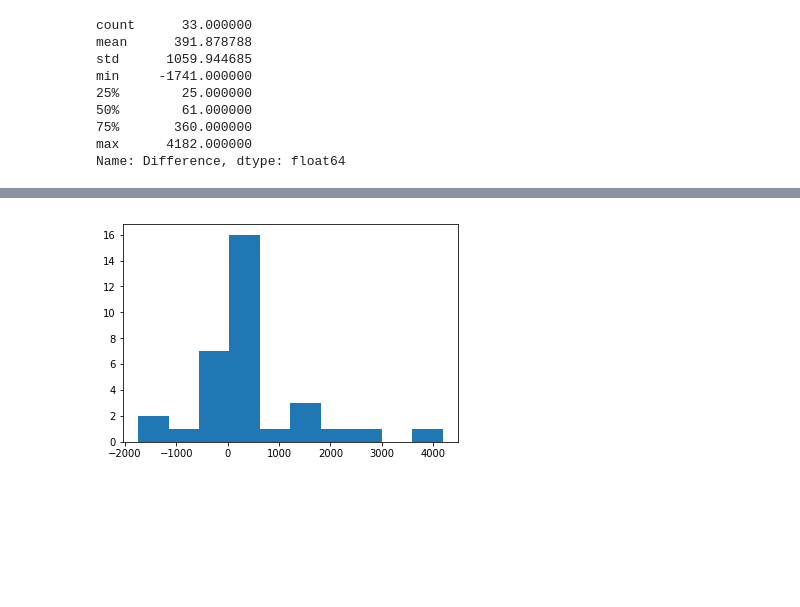
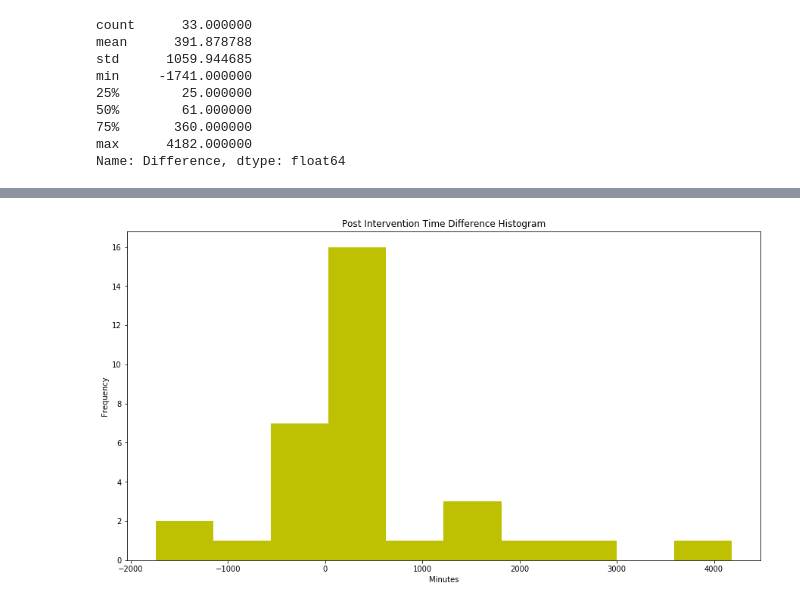
Before and after one commit to SpecCRA/vasopressIN, a Jupyter notebook: analysis_notebook.ipynb, the cells around one changed output, grey strips where cells are left out. Drawn from its saved outputs; the diff is of its cells as text; code cells hidden in the pictures; blank space fills up the shorter version.

```diff
--- a/analysis_notebook.ipynb
+++ b/analysis_notebook.ipynb
@@ -865,7 +518,10 @@ plt.show()
 # %%
 # histogram of post restriction time difference
 
-plt.hist(x_postdiff)
-plt.show()
+plt.hist(x_postdiff, color = '#bec101')
+plt.title('Post Intervention Time Difference Histogram')
+plt.xlabel('Minutes')
+plt.ylabel('Frequency')
+#plt.savefig('postdifference_histogram.png')
 # %% [output]
-[figure, old version]
+[figure, new version]
```
Also changed, not shown: parts of 46 cells of this notebook.
